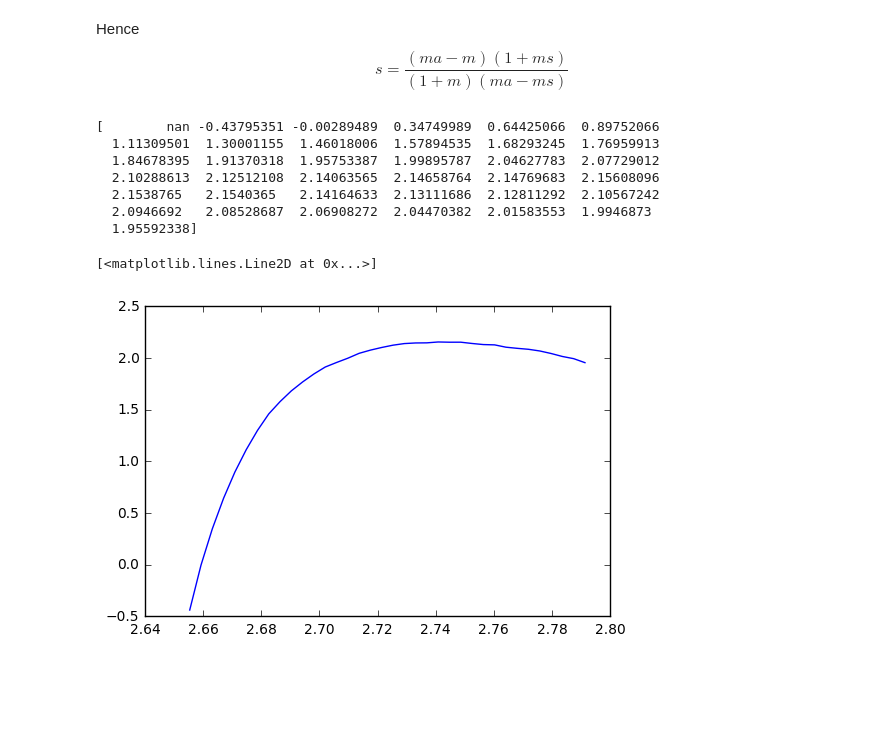
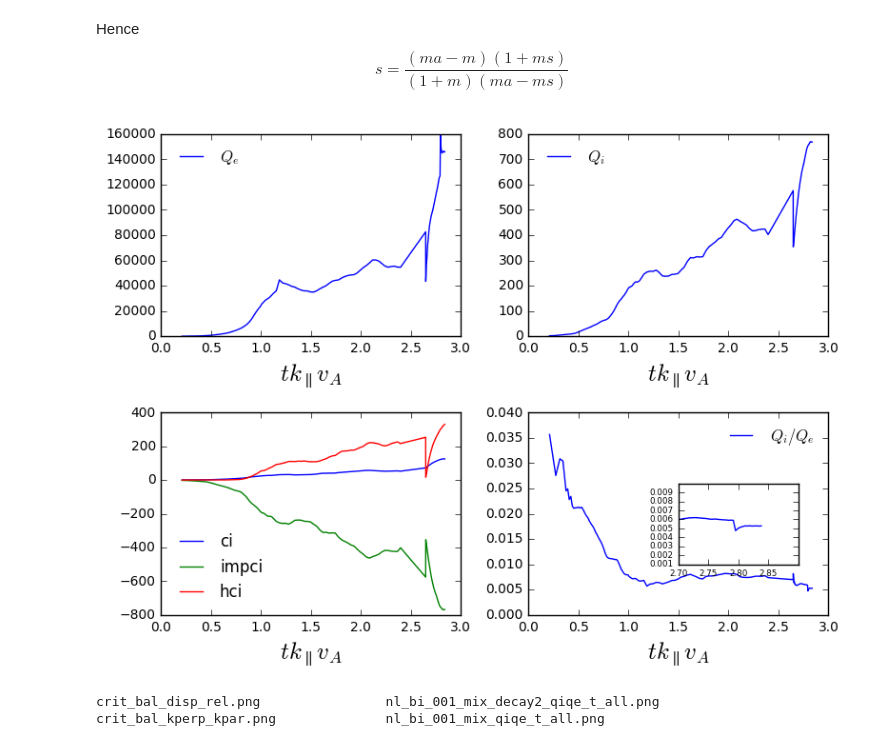
Before and after one commit to YuguangTong/Fourier-Laplace-plasma-response-in-driven-Gyrokinetics, a Jupyter notebook: python/Draft/Draft_20161206.ipynb, the cells around one changed output. Drawn from its saved outputs; the diff is of its cells as text; code cells hidden in the pictures; blank space fills up the shorter version.

```diff
--- a/python/Draft/Draft_20161206.ipynb
+++ b/python/Draft/Draft_20161206.ipynb
@@ -105,24 +107,0 @@ import numpy as np
-# %%
-# file = '/Volumes/yuguang_sd/proj/new_slow_wave_cascade/stampede/new_low_beta/alfven/alfven_large_4a_next.heat'
-file = '/Volumes/yuguang_sd/proj/new_slow_wave_cascade/stampede/new_low_beta/mix_080/mix_large_4a.heat'
-heat = np.loadtxt(file)
-
-bi = 0.01
-per = 2*np.pi*np.sqrt(bi)/1.0
-hi, he = heat[:, 22], heat[:, 23]
-t = heat[:, 0]/per
-print(hi/he)
-# %% [output]
-[        nan -0.43795351 -0.00289489  0.34749989  0.64425066  0.89752066
-  1.11309501  1.30001155  1.46018006  1.57894535  1.68293245  1.76959913
-  1.84678395  1.91370318  1.95753387  1.99895787  2.04627783  2.07729012
-  2.10288613  2.12512108  2.14063565  2.14658764  2.14769683  2.15608096
-  2.1538765   2.1540365   2.14164633  2.13111686  2.12811292  2.10567242
-  2.0946692   2.08528687  2.06908272  2.04470382  2.01583553  1.9946873
-  1.95592338]
-# %%
-plt.plot(t, hi/he)
-# plt.yscale('log')
-# %% [output]
-[<matplotlib.lines.Line2D at 0x...>]
-[figure, removed]
@@ -128,0 +158,45 @@ plt.plot(t, hi/he)
+# %%
+fs = 18
+fig, axes = plt.subplots(2, 2, figsize=[8, 6])
+axes = axes.flatten()
+axes[0].plot(t, he, label='$Q_e$')
+
+
+
+axes[1].plot(t, hi, label='$Q_i$')
+axes[2].plot(t, ci, label = 'ci')
+axes[2].plot(t, impci, label = 'impci')
+axes[2].plot(t, hci, label = 'hci')
+
+axes[3].plot(t, hi/he, label='$Q_i/Q_e$')
+
+
+for i, ax in enumerate(axes):
+    ax.set_xlabel(r'$tk_\parallel v_A$', fontsize=fs)
+    ax.legend(loc='best', frameon=False)
+#     ax.axvline(t0, linestyle='dashed', color='g')
+#     if i != 3:
+#         ax.annotate('decay start', xy=(t0/max(t)-0.05, 0.5),  xycoords='axes fraction',
+#                 xytext=(t0/max(t)- 0.5, 0.4), textcoords='axes fraction',
+#                    arrowprops=dict(facecolor='black', width=1, headlength=5, headwidth=3))
+
+fig.tight_layout()
+
+subpos = [0.5,0.25,0.4,0.4]
+subax = add_subplot_axes(axes[3],subpos)
+subax.plot(t, hi/he)
+subax.set_xlim(2.7, 2.9)
+subax.set_ylim(0, 5)
+subax.set_ylim(1e-3, 1e-2)
+# subax.axvline(t0, linestyle='dashed', color='g')
+
+# fig.savefig('nl_bi_001_mix_qiqe_t_all',dpi=300)
+# fig.savefig('nl_bi_001_alfven_qiqe_t_all',dpi=300)
+# fig.savefig('nl_bi_001_mix_decay2_qiqe_t_all', dpi=300)
+# %% [output]
+[figure, added]
+# %%
+ls *png
+# %% [output]
+crit_bal_disp_rel.png                nl_bi_001_mix_decay2_qiqe_t_all.png
+crit_bal_kperp_kpar.png              nl_bi_001_mix_qiqe_t_all.png
```
Also changed, not shown: parts of 6 cells of this notebook, 17 other files.
